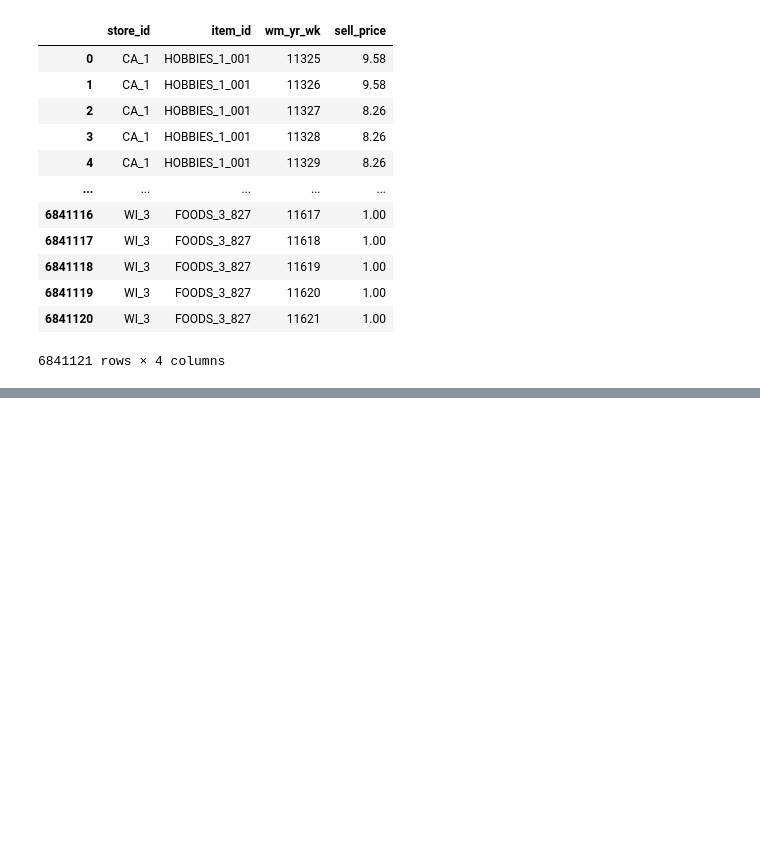
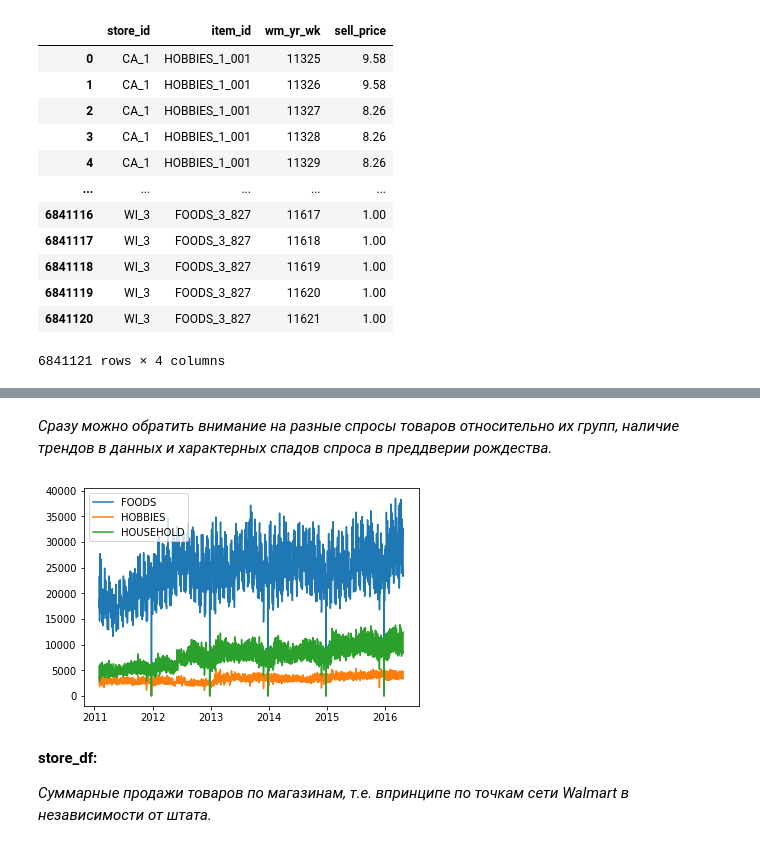
Before and after one commit to DaveMSU/Kaggle, a Jupyter notebook: M5_Forecasting/Solution(rus).ipynb, the cells around one changed output, grey strips where cells are left out. Drawn from its saved outputs; the diff is of its cells as text; code cells hidden in the pictures; blank space fills up the shorter version.

```diff
--- a/M5_Forecasting/Solution(rus).ipynb
+++ b/M5_Forecasting/Solution(rus).ipynb
@@ -150,0 +295,6 @@ price_df
+# %%
+cat_df = sales_df.drop(['id','item_id','dept_id','store_id','state_id'], axis=1) # Лишнии столбцы.
+cat_df = cat_df.groupby('cat_id').sum().T                                        # Cтолбцы <-> строки.
+cat_df.index = [date(2011,1,29) + timedelta(delta) for delta in range(1913)]     # Переименовываем.
+cat_df.columns.name = ''                                                         # Просто так красивее)
+cat_df.iloc[[0,1,1000,-1]]
@@ -150,0 +307,10 @@ price_df
+# %% [markdown]
+*Сразу можно обратить внимание на разные спросы товаров относительно их групп, наличие трендов в данных и характерных спадов спроса в преддверии рождества.*
+# %%
+cat_df.plot();
+# %% [output]
+[figure, added]
+# %% [markdown]
+**store_df:**
+
+*Суммарные продажи товаров по магазинам, т.е. впринципе по точкам сети Walmart в независимости от штата.*
```
Also changed, not shown: parts of 262 cells of this notebook.
